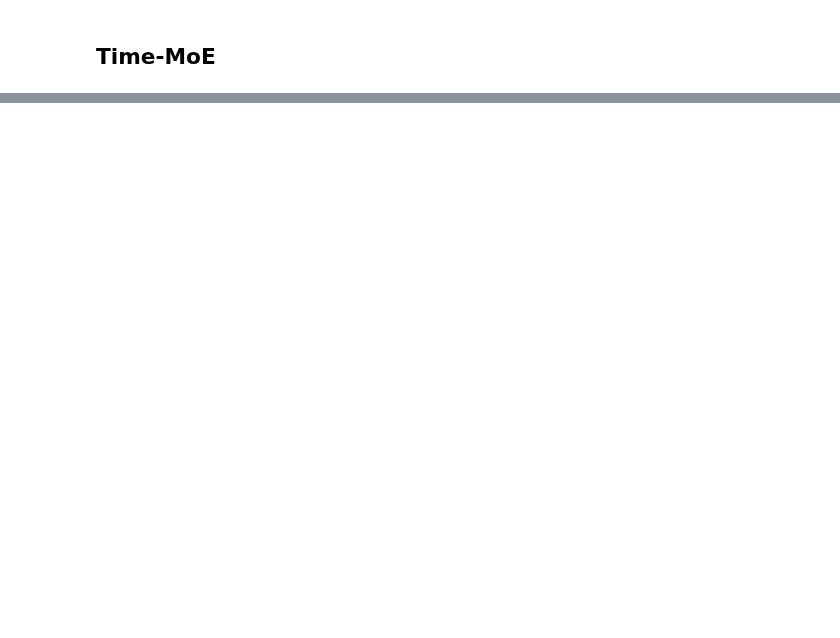
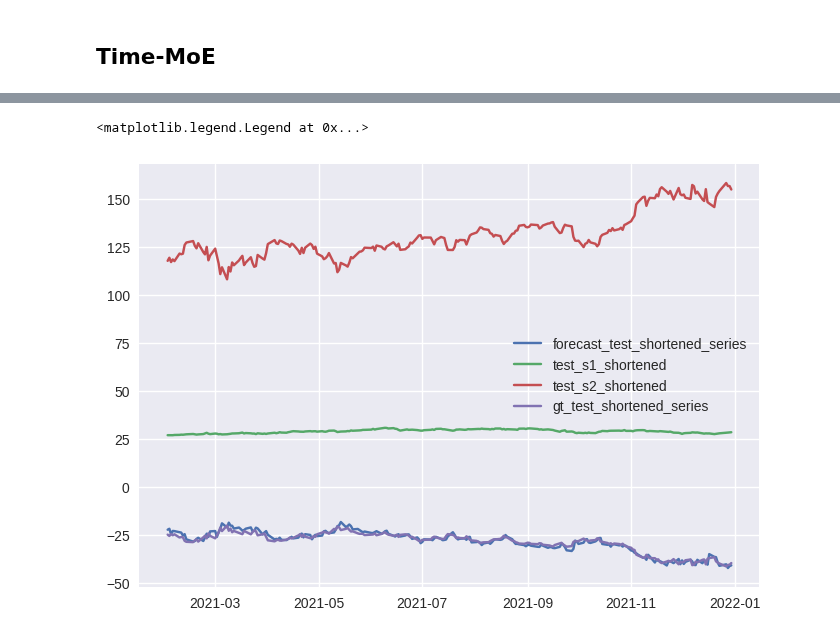
Before and after one commit to maviddoerdijk/bsc-thesis, a Jupyter notebook: exp/end_results_sup_analysis_test_mse_profitability.ipynb, the cells around one changed output, grey strips where cells are left out. Cells and saved outputs as stored; diff of their text form; code cells hidden in the pictures; blank space fills up the shorter version.

```diff
--- a/exp/end_results_sup_analysis_test_mse_profitability.ipynb
+++ b/exp/end_results_sup_analysis_test_mse_profitability.ipynb
@@ -806,0 +1271,9 @@ plt.show()
+# %%
+plt.plot(forecast_test_shortened_series, label='forecast_test_shortened_series')
+plt.plot(test_s1_shortened, label='test_s1_shortened')
+plt.plot(test_s2_shortened, label='test_s2_shortened')
+plt.plot(gt_test_shortened_series, label='gt_test_shortened_series')
+plt.legend()
+# %% [output]
+<matplotlib.legend.Legend at 0x...>
+[figure, added]
```
Also changed, not shown: parts of 12 cells of this notebook.
